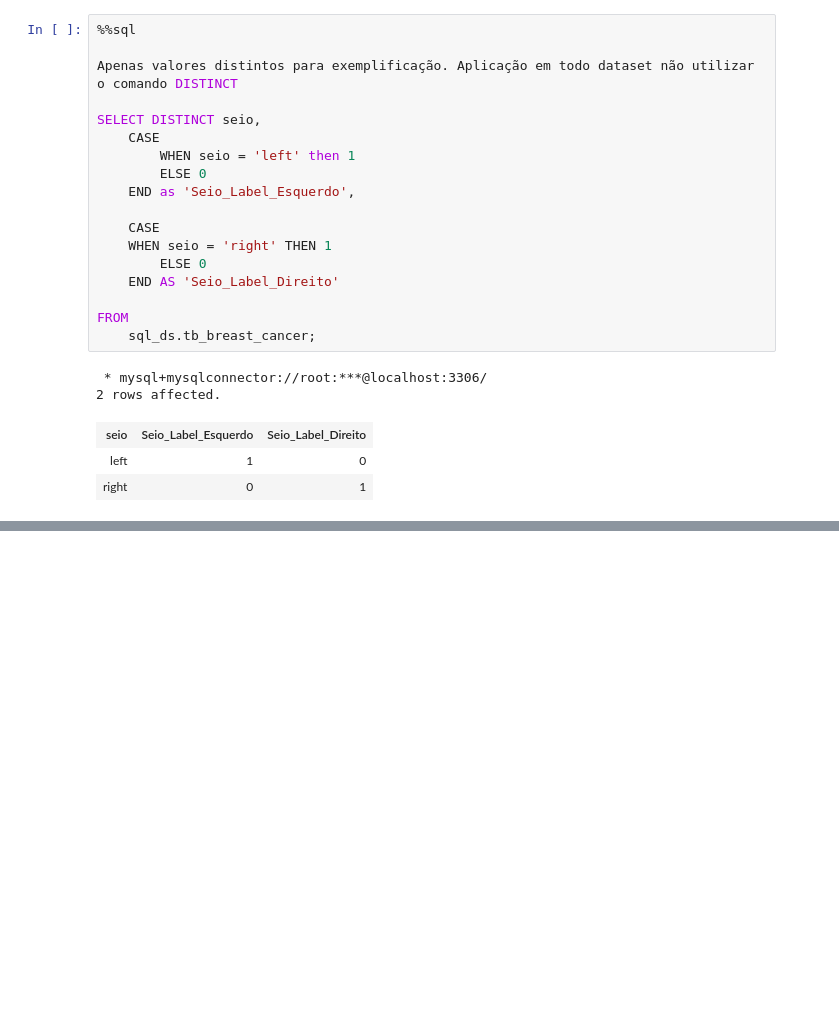
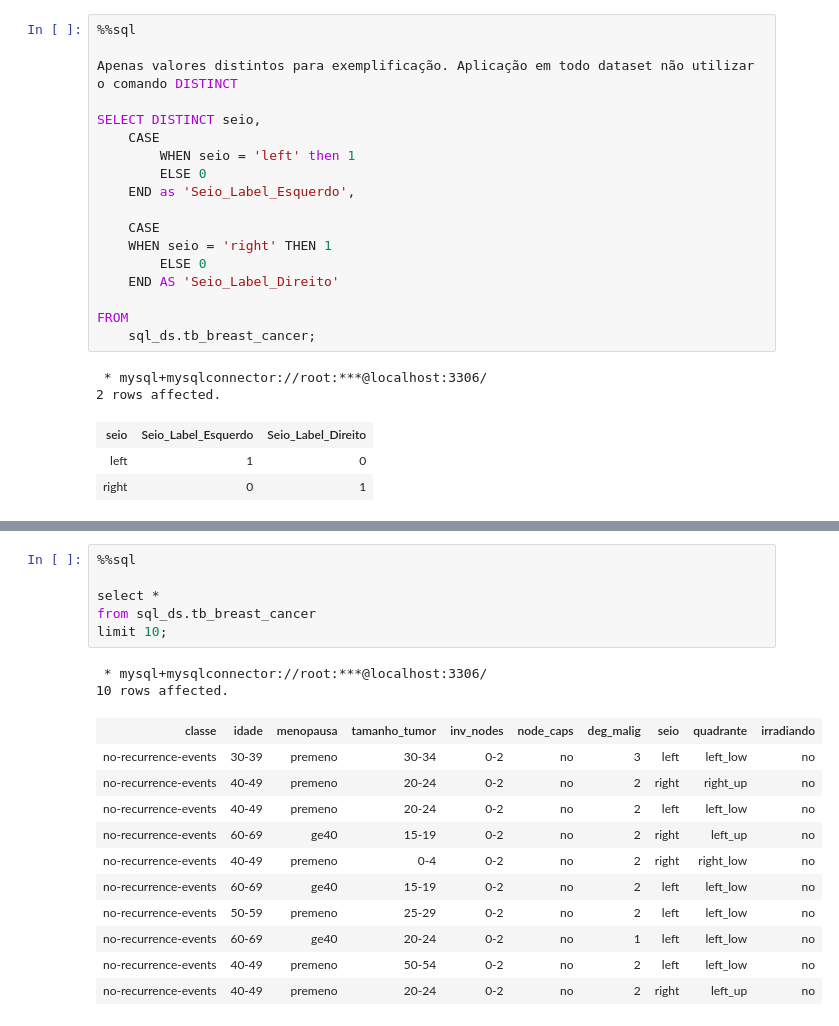
Before and after one commit to GersonBhrener/SQL-Data-Science, a Jupyter notebook: MySQL/Cancer_Mama_UC_Irvine_ML_Repository/Breast_Cancer_UCI_ML.ipynb, the cells around one changed output, grey strips where cells are left out. Cells and saved outputs as stored; diff of their text form; blank space fills up the shorter version.

```diff
--- a/MySQL/Cancer_Mama_UC_Irvine_ML_Repository/Breast_Cancer_UCI_ML.ipynb
+++ b/MySQL/Cancer_Mama_UC_Irvine_ML_Repository/Breast_Cancer_UCI_ML.ipynb
@@ -325,0 +387,20 @@ FROM
+# %%
+%%sql
+
+select *
+from sql_ds.tb_breast_cancer
+limit 10;
+# %% [output]
+ * mysql+mysqlconnector://root:***@localhost:3306/
+10 rows affected.
+| classe | idade | menopausa | tamanho_tumor | inv_nodes | node_caps | deg_malig | seio | quadrante | irradiando |
+| no-recurrence-events | 30-39 | premeno | 30-34 | 0-2 | no | 3 | left | left_low | no |
+| no-recurrence-events | 40-49 | premeno | 20-24 | 0-2 | no | 2 | right | right_up | no |
+| no-recurrence-events | 40-49 | premeno | 20-24 | 0-2 | no | 2 | left | left_low | no |
+| no-recurrence-events | 60-69 | ge40 | 15-19 | 0-2 | no | 2 | right | left_up | no |
+| no-recurrence-events | 40-49 | premeno | 0-4 | 0-2 | no | 2 | right | right_low | no |
+| no-recurrence-events | 60-69 | ge40 | 15-19 | 0-2 | no | 2 | left | left_low | no |
+| no-recurrence-events | 50-59 | premeno | 25-29 | 0-2 | no | 2 | left | left_low | no |
+| no-recurrence-events | 60-69 | ge40 | 20-24 | 0-2 | no | 1 | left | left_low | no |
+| no-recurrence-events | 40-49 | premeno | 50-54 | 0-2 | no | 2 | left | left_low | no |
+| no-recurrence-events | 40-49 | premeno | 20-24 | 0-2 | no | 2 | right | left_up | no |
```
Also changed, not shown: parts of 2 cells of this notebook.
